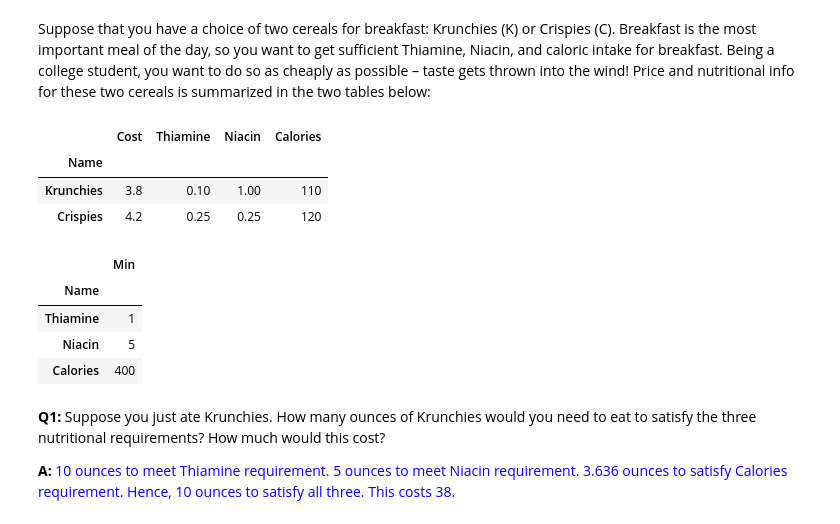
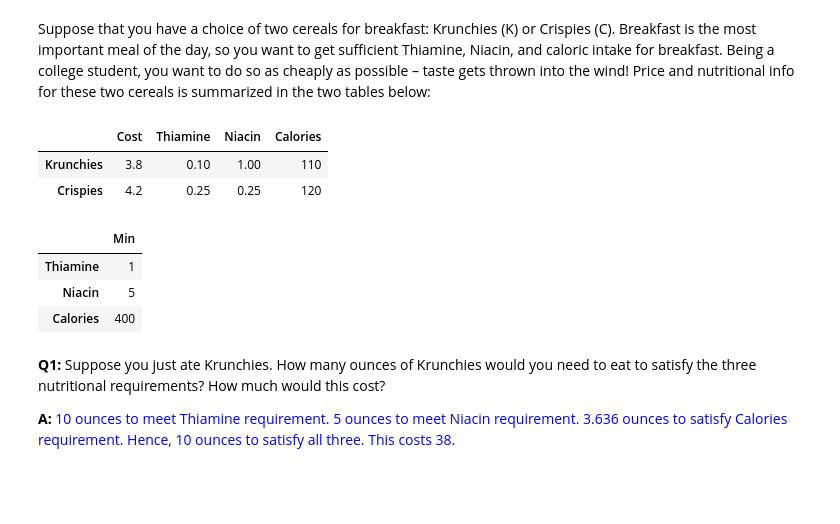
Before and after one commit to engri-1101/textbook, a Jupyter notebook: diet/diet_lab_key.ipynb, the cells around one changed output. Saved outputs shown, nothing was run; the diff lists cells and outputs as text; code cells hidden in the pictures; blank space fills up the shorter version.

```diff
--- a/diet/diet_lab_key.ipynb
+++ b/diet/diet_lab_key.ipynb
@@ -33,16 +25,16 @@ cereals = cereals.set_index('Name')
-# %%
-display(cereals)
-display(cereal_nutrients)
-# %% [output]
-|  | Cost | Thiamine | Niacin | Calories |
-| Name |  |  |  |  |
-| Krunchies | 3.8 | 0.10 | 1.00 | 110 |
-| Crispies | 4.2 | 0.25 | 0.25 | 120 |
-|  | Min |
-| Name |  |
-| Thiamine | 1 |
-| Niacin | 5 |
-| Calories | 400 |
+# %%
+cereals = pd.read_csv('data/diet_cereal/cereal_foods.csv', index_col=0)
+cereal_nutrients = pd.read_csv('data/diet_cereal/cereal_nutrients.csv', index_col=0)
+display(cereals)
+display(cereal_nutrients)
+# %% [output]
+|  | Cost | Thiamine | Niacin | Calories |
+| Krunchies | 3.8 | 0.10 | 1.00 | 110 |
+| Crispies | 4.2 | 0.25 | 0.25 | 120 |
+|  | Min |
+| Thiamine | 1 |
+| Niacin | 5 |
+| Calories | 400 |
 # %% [markdown]
 **Q1:** Suppose you just ate Krunchies. How many ounces of Krunchies would you need to eat to satisfy the
 three nutritional requirements? How much would this cost?
```
Also changed, not shown: parts of 16 cells of this notebook, 10 other files.
